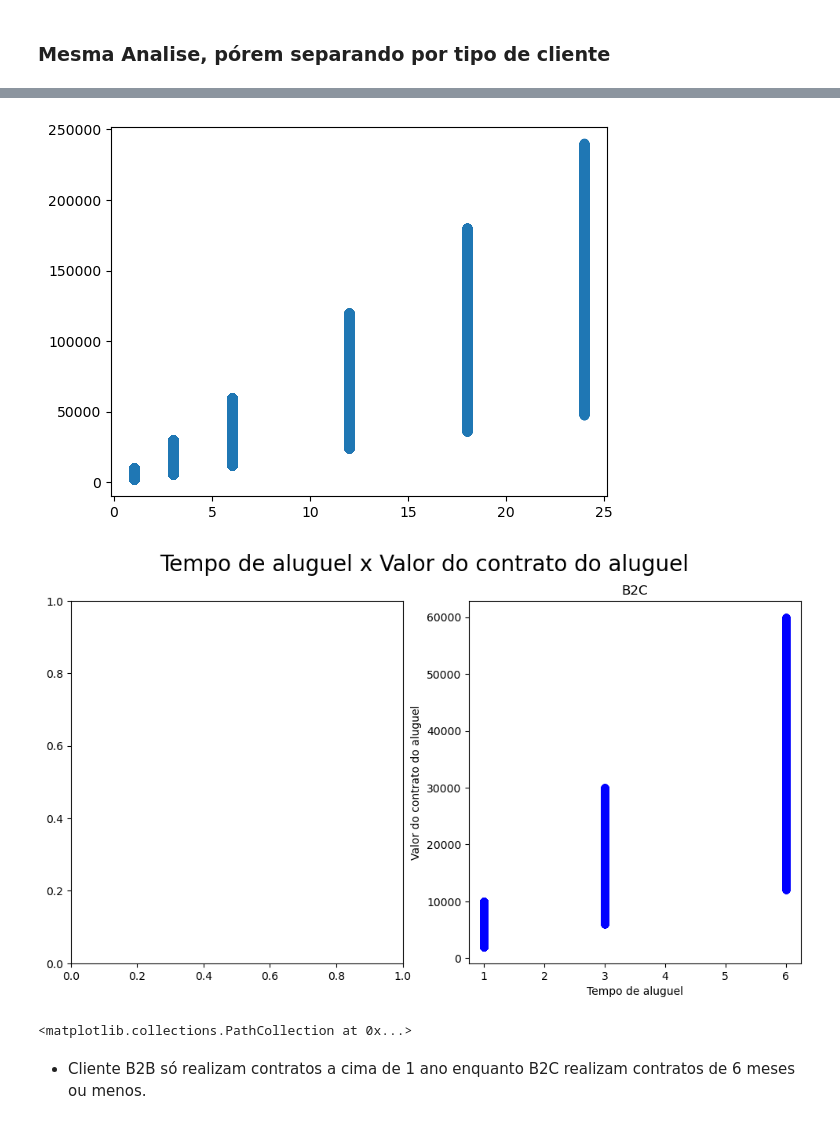
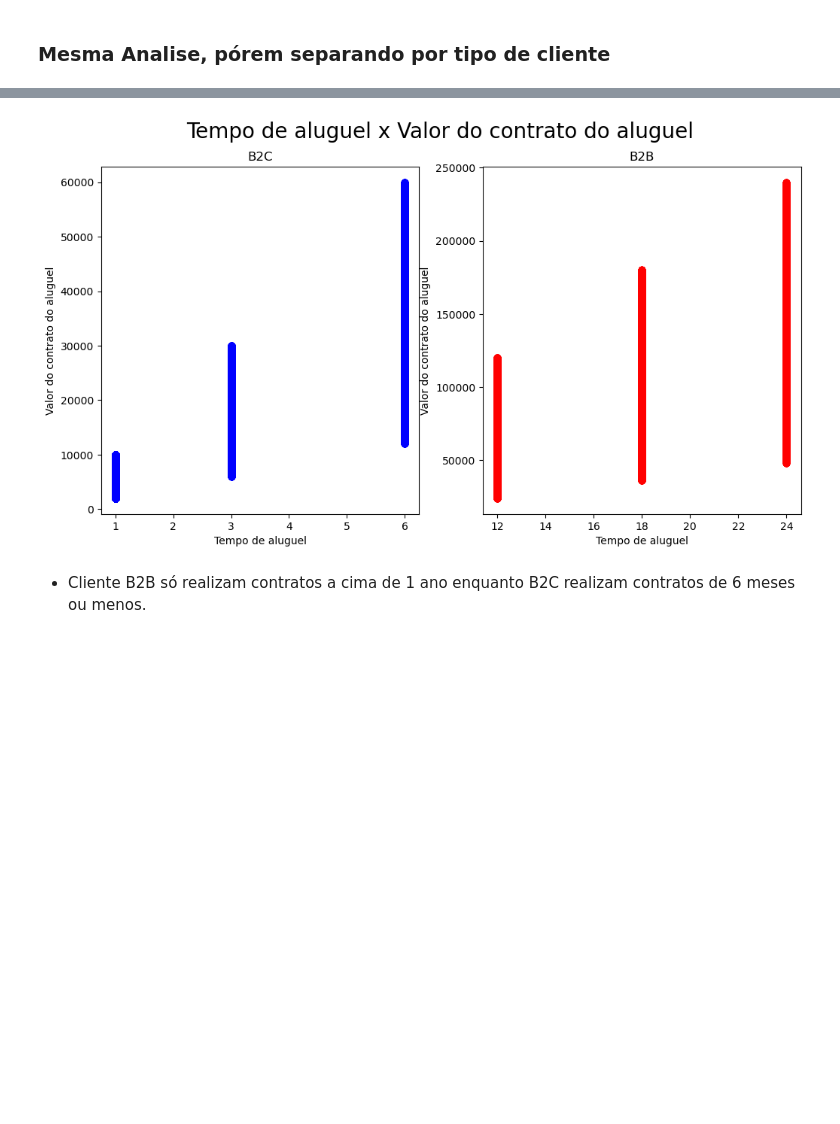
Before and after one commit to Henrique-Albuquerque2/PS-IJR-Grupo10, a Jupyter notebook: AnaliseAluguel.ipynb, the cells around one changed output, grey strips where cells are left out. Drawn from its saved outputs; the diff is of its cells as text; code cells hidden in the pictures; blank space fills up the shorter version.

```diff
--- a/AnaliseAluguel.ipynb
+++ b/AnaliseAluguel.ipynb
@@ -70,7 +116,6 @@ db_alugueis.dropna(how='all', inplace=True)
 db_alugueis = db_alugueis.drop_duplicates()
 
 # Apagando colunas que não serão utilizadas
-db_alugueis.drop(columns=['Interações com o suporte'], inplace=True)
 # %%
 # Passando por cada coluna para tratar ela da melhor forma
 # Utilizando primeiro o display com unique para entender os valores unicos de cada coluna
@@ -134,6 +179,9 @@ db_alugueis['Satisfação do cliente'] = db_alugueis['Satisfação do cliente'].
 
 # Tratando Desconto aplicado no contrato
 db_alugueis['Desconto aplicado no contrato'] = db_alugueis['Desconto aplicado no contrato'].apply(clean_valor_do_contrato)
+
+# Criando coluna valor médio do carro por mês
+db_alugueis['Valor médio do carro por mês'] = db_alugueis['Valor do contrato do aluguel'] / db_alugueis['Tempo de aluguel']
 # %% [markdown]
 ---------------------------------------------------------
 # %% [markdown]
@@ -237,22 +346,22 @@ db_alugueis_b2b.describe().round(2)
 | max | 83649.00 | 24.00 | 240000.00 | 149998.00 | 7.00 | ... |
 # %%
 #Quero plotar dois gráficos, um do lado do outro
-plt.scatter(db_alugueis['Tempo de aluguel'], db_alugueis['Valor do contrato do aluguel'])
-
 # Grafico do Tempo de aluguel x Valor do contrato do aluguel, para cliente B2B e B2C
 fig, axs = plt.subplots(1, 2, figsize=(12, 6))
 fig.suptitle('Tempo de aluguel x Valor do contrato do aluguel', fontsize=20)
 
-axs[1].scatter(db_alugueis_b2c['Tempo de aluguel'], db_alugueis_b2c['Valor do contrato do aluguel'], color='blue')
-axs[1].set_title('B2C')
+axs[0].scatter(db_alugueis_b2c['Tempo de aluguel'], db_alugueis_b2c['Valor do contrato do aluguel'], color='blue')
+axs[0].set_title('B2C')
+axs[0].set_xlabel('Tempo de aluguel')
+axs[0].set_ylabel('Valor do contrato do aluguel')
+
+axs[1].scatter(db_alugueis_b2b['Tempo de aluguel'], db_alugueis_b2b['Valor do contrato do aluguel'], color='red')
+axs[1].set_title('B2B')
 axs[1].set_xlabel('Tempo de aluguel')
 axs[1].set_ylabel('Valor do contrato do aluguel')
 plt.show()
-axs[0].scatter(db_alugueis_b2b['Tempo de aluguel'], db_alugueis_b2b['Valor do contrato do aluguel'], color='red')
 # %% [output]
-[figure, old version]
+[figure, new version]
-[figure, removed]
-<matplotlib.collections.PathCollection at 0x...>
 # %% [markdown]
 - Cliente B2B só realizam contratos a cima de 1 ano enquanto B2C realizam contratos de 6 meses ou menos.
 # %% [markdown]
```
Also changed, not shown: parts of 22 cells of this notebook, 1 other file.
